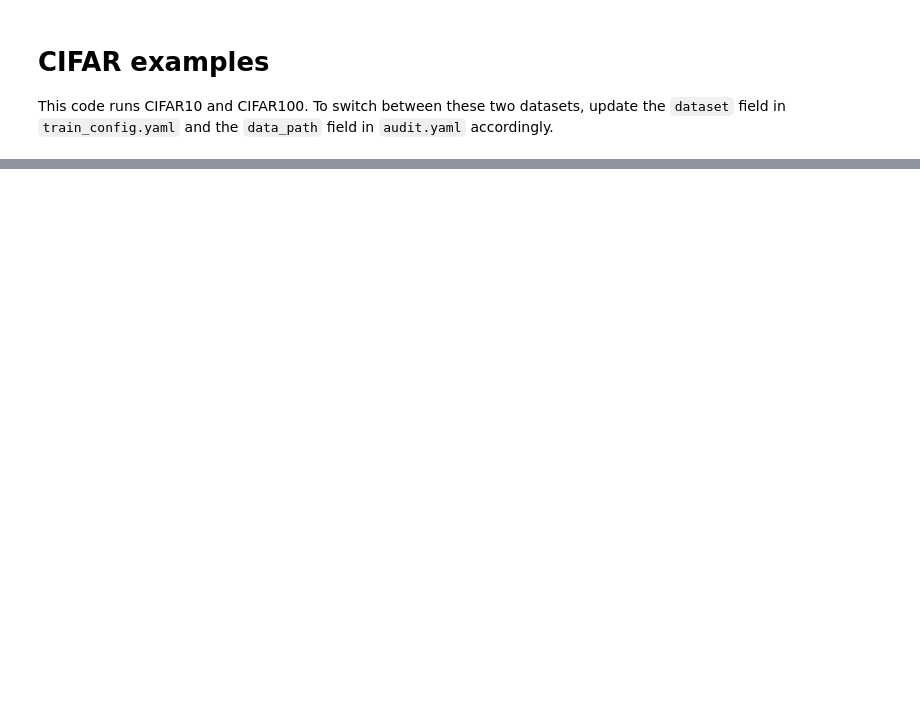
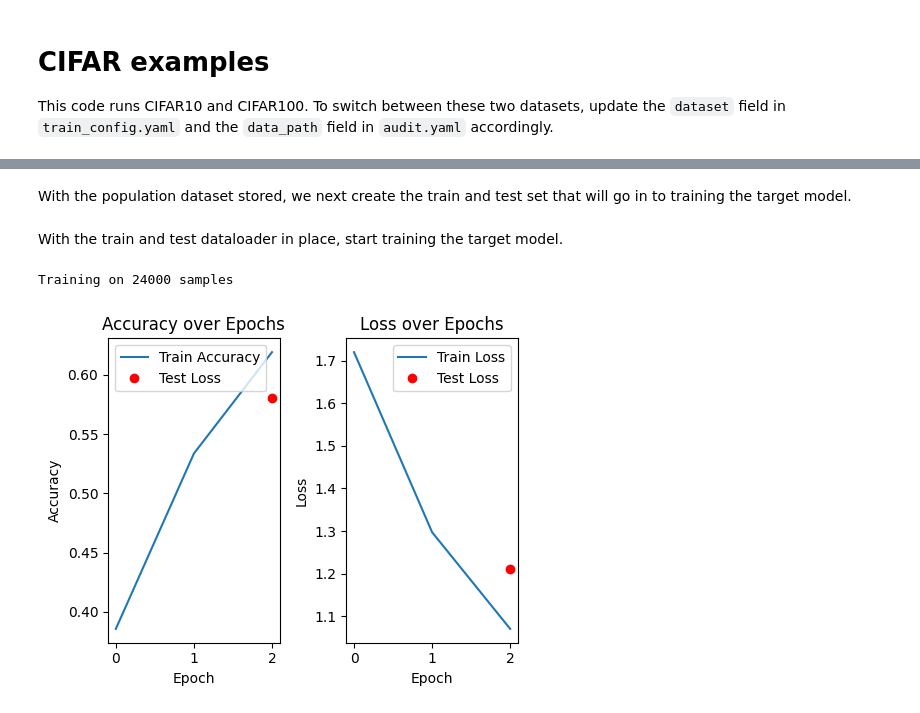
Before and after one commit to aidotse/LeakPro, a Jupyter notebook: examples/mia/cifar/cifar_main.ipynb, the cells around one changed output, grey strips where cells are left out. Cells and saved outputs as stored; diff of their text form; code cells hidden in the pictures; blank space fills up the shorter version.

Commit message:
removed duplicate training in cifar example, removed optimizer and criterion from handler, enabled data transforms

```diff
--- a/examples/mia/cifar/cifar_main.ipynb
+++ b/examples/mia/cifar/cifar_main.ipynb
@@ -26,3 +66,28 @@ train_loader, test_loader = get_cifar_dataloader(path, train_config)
+# %% [markdown]
+With the population dataset stored, we next create the train and test set that will go in to training the target model.
+# %%
+from sklearn.model_selection import train_test_split
+from torch.utils.data import DataLoader
+import numpy as np
+
+train_fraction = train_config["data"]["f_train"]
+test_fraction = train_config["data"]["f_test"]
+batch_size = train_config["train"]["batch_size"]
+
+dataset_size = len(population_dataset)
+train_size = int(train_fraction * dataset_size)
+test_size = int(test_fraction * dataset_size)
+
+selected_index = np.random.choice(np.arange(dataset_size), train_size + test_size, replace=False)
+train_indices, test_indices = train_test_split(selected_index, test_size=test_size)
+
+train_subset = CifarInputHandler.UserDataset(data[train_indices], targets[train_indices])
+test_subset = CifarInputHandler.UserDataset(data[test_indices], targets[test_indices], **train_subset.return_params())
+
+train_loader = DataLoader(train_subset, batch_size = batch_size, shuffle = True)
+test_loader = DataLoader(test_subset, batch_size = batch_size, shuffle = False)
+# %% [markdown]
+With the train and test dataloader in place, start training the target model.
 # %%
 # Train the model
 if not os.path.exists("target"):
@@ -35,35 +100,44 @@ else:
     raise ValueError("Invalid dataset name")
 
 model = ResNet18(num_classes = num_classes)
+
+# train target model
+print(f"Training on {len(train_loader.dataset)} samples")
 train_acc, train_loss, test_acc, test_loss = create_trained_model_and_metadata(model,
                                                                                train_loader,
                                                                                test_loader,
-                                                                               train_config)
+                                                                               train_config,
+                                                                               train_indices,
+                                                                               test_indices)
+# %% [output]
+Training on 24000 samples
 # %%
 import matplotlib.pyplot as plt
 
 # Plot training and test accuracy
 plt.figure(figsize=(5, 4))
 
 plt.subplot(1, 2, 1)
 plt.plot(train_acc, label='Train Accuracy')
-plt.plot(test_acc, label='Test Accuracy')
+plt.plot(len(train_loss)-1, test_acc, 'ro', label='Test Loss')
 plt.xlabel('Epoch')
 plt.ylabel('Accuracy')
 plt.title('Accuracy over Epochs')
 plt.legend()
 
 # Plot training and test loss
 plt.subplot(1, 2, 2)
 plt.plot(train_loss, label='Train Loss')
-plt.plot(test_loss, label='Test Loss')
+plt.plot(len(train_loss)-1, test_loss, 'ro', label='Test Loss')
 plt.xlabel('Epoch')
 plt.ylabel('Loss')
 plt.title('Loss over Epochs')
 plt.legend()
 
 plt.tight_layout()
 plt.show()
+# %% [output]
+[figure, added]
 # %%
 from cifar_handler import CifarInputHandler
 
```
Also changed, not shown: parts of 8 cells of this notebook, 10 other files.
